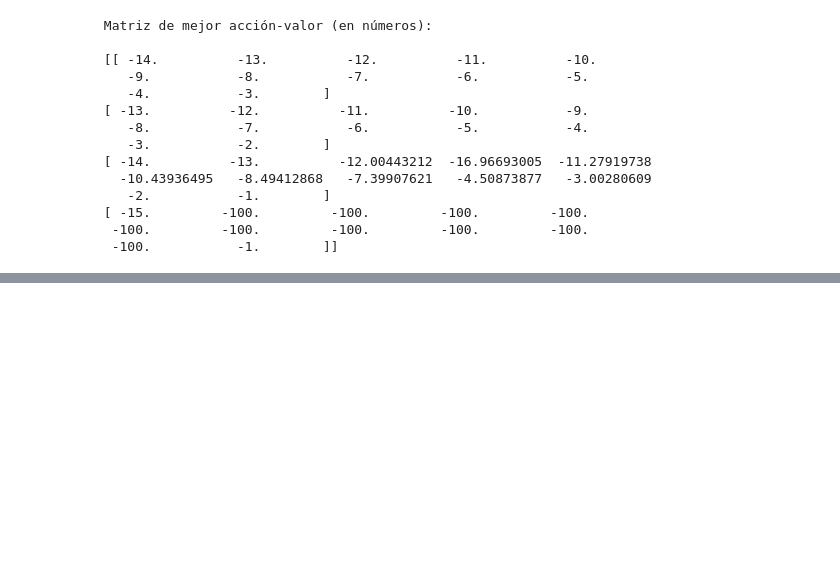
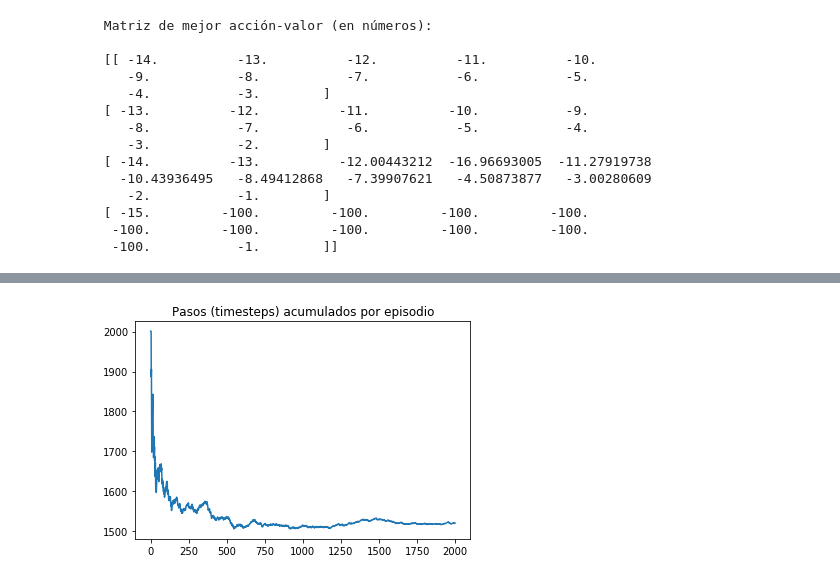
Before and after one commit to JTarletta/Diplodatos, a Jupyter notebook: RL/lab_1_intro_rl_Resolu.ipynb, the cells around one changed output, grey strips where cells are left out. Cells and saved outputs as stored; diff of their text form; code cells hidden in the pictures; blank space fills up the shorter version.

```diff
--- a/RL/lab_1_intro_rl_Resolu.ipynb
+++ b/RL/lab_1_intro_rl_Resolu.ipynb
@@ -544,0 +690,4 @@ draw_value_matrix(q)
+# %%
+plot_steps_per_episode_smooth(timesteps_ep)
+# %% [output]
+[figure, added]
```
Also changed, not shown: parts of 12 cells of this notebook.
